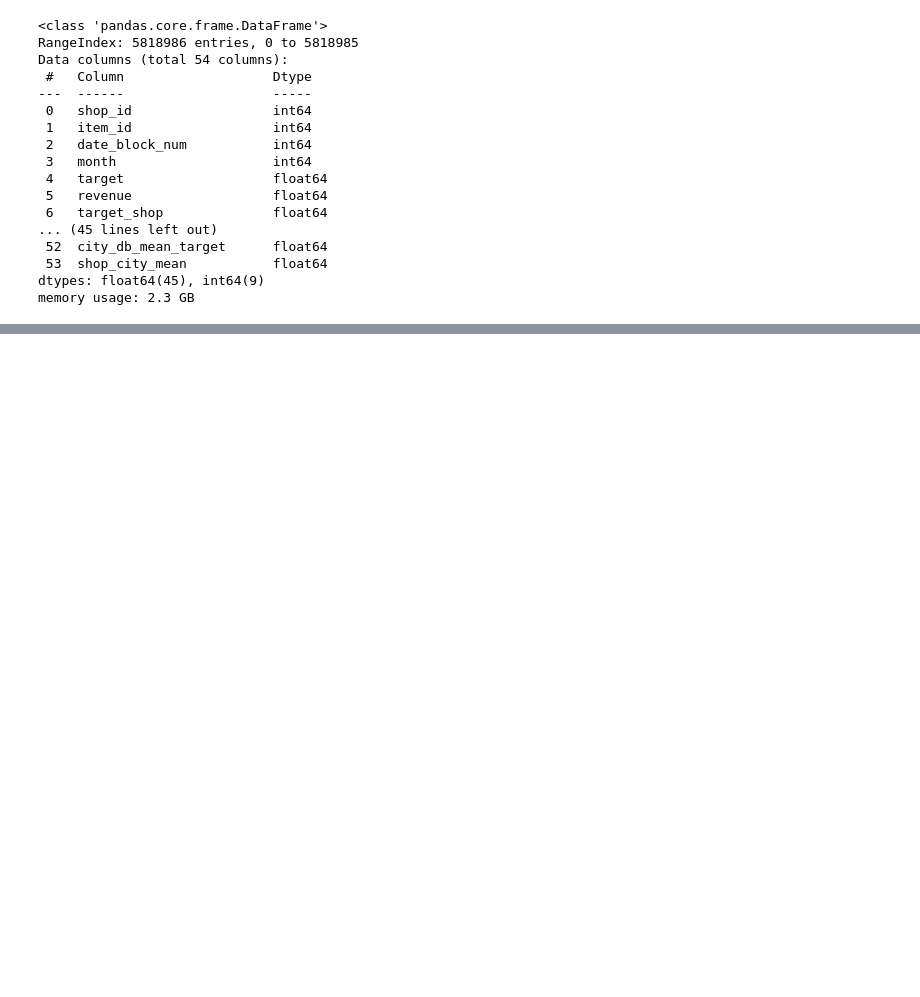
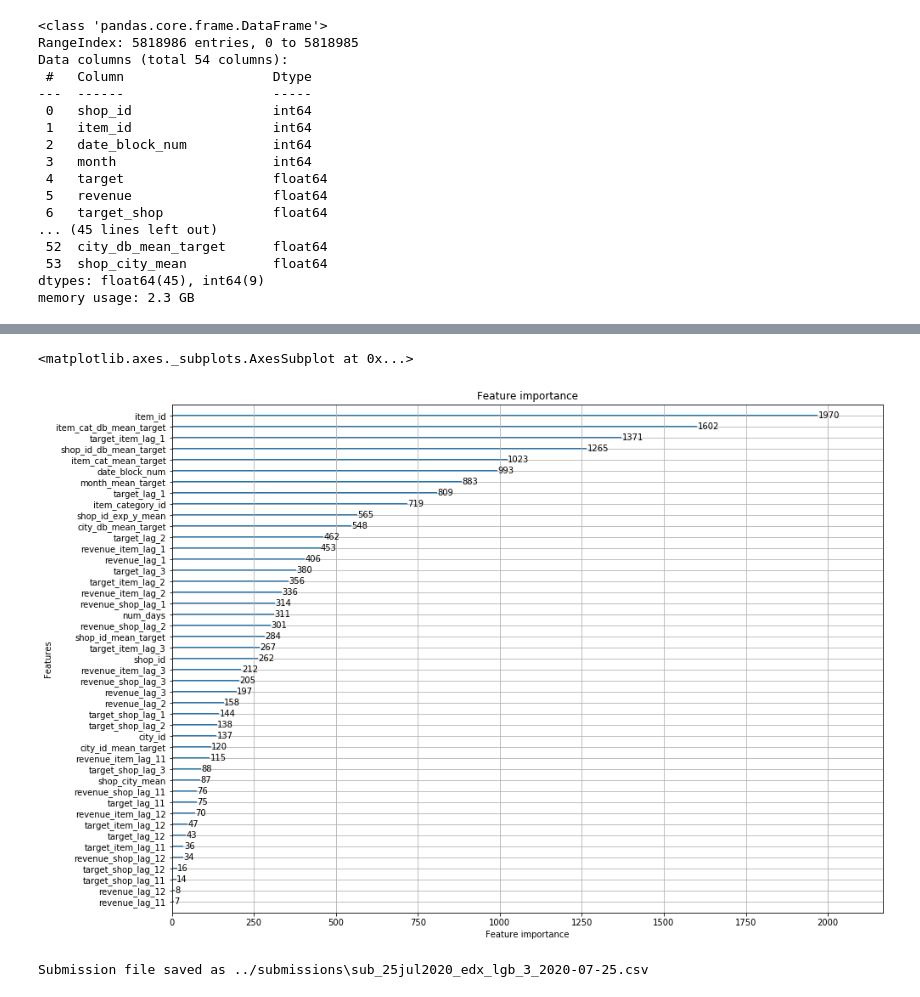
Before and after one commit to rfhussain/py4ds_final_project, a Jupyter notebook: src/predictions.ipynb, the cells around one changed output, grey strips where cells are left out. Cells and saved outputs as stored; diff of their text form; code cells hidden in the pictures; blank space fills up the shorter version.

```diff
--- a/src/predictions.ipynb
+++ b/src/predictions.ipynb
@@ -228,0 +297,18 @@ Submission file saved as ../submissions\sub_24jul2020_edx_lgb_6_2020-07-24.csv
+# %%
+model = lgb.train(lgb_params,
+                  lgb.Dataset(X_train_final,label=y_train_final),
+                  141, #categorical_feature=cat_features,
+                  verbose_eval=True,
+                 )
+pred_lgb = model.predict(X_test)
+# %%
+lgb.plot_importance(model, figsize=(15,11))
+# %% [output]
+<matplotlib.axes._subplots.AxesSubplot at 0x...>
+[figure, added]
+# %%
+df_test['item_cnt_month'] = pred_lgb.clip(0,20)
+df_submission= df_test[['ID','item_cnt_month']]
+sales_util.save_submission('25jul2020_edx_lgb_3',df_submission)
+# %% [output]
+Submission file saved as ../submissions\sub_25jul2020_edx_lgb_3_2020-07-25.csv
```
Also changed, not shown: parts of 23 cells of this notebook, 6 other files.
